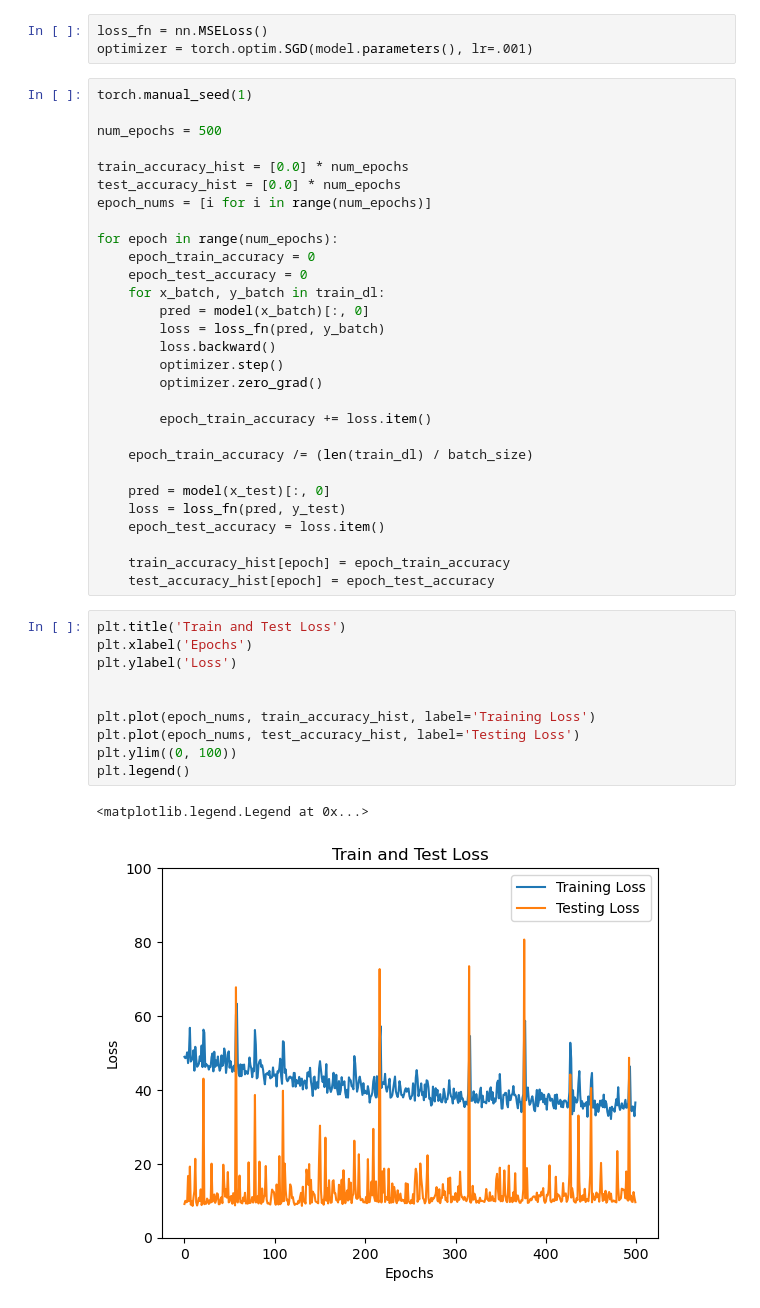
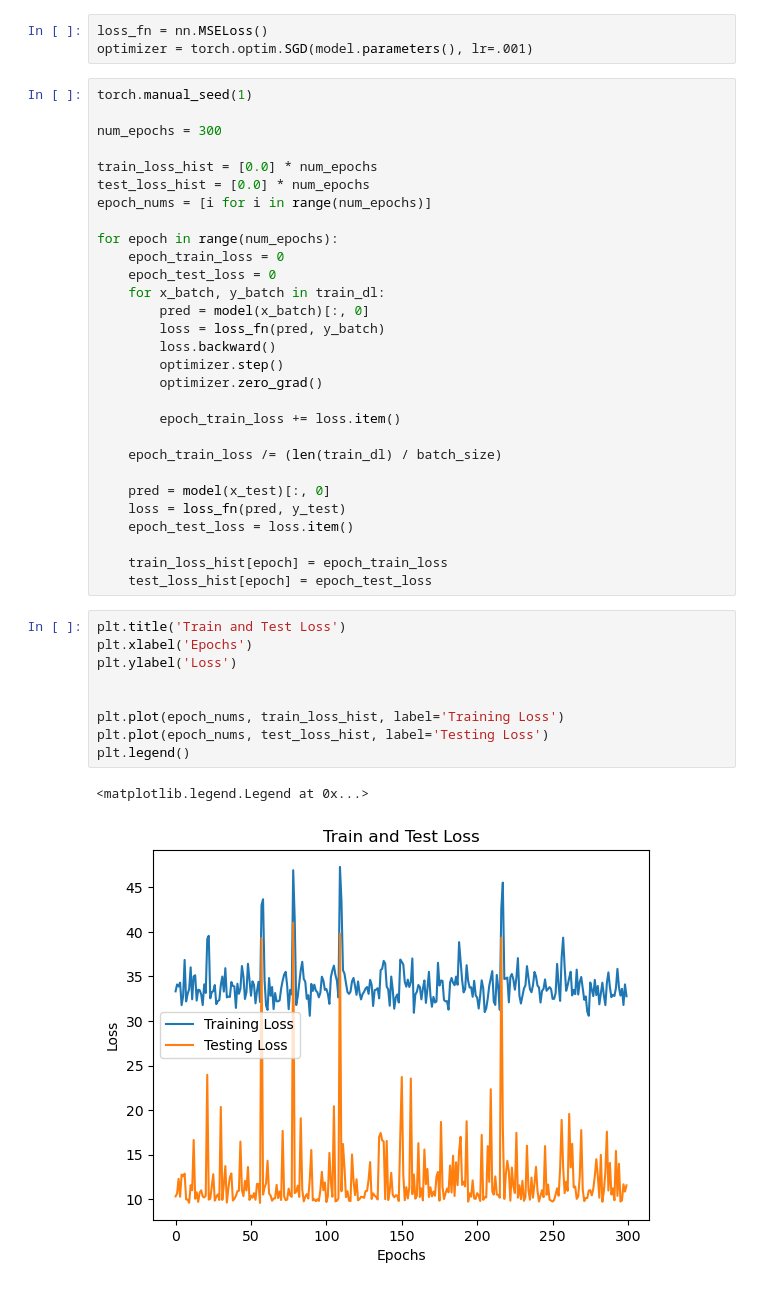
Before and after one commit to SuperWinterMopper/fuel-efficiency-predictor, a Jupyter notebook: index.ipynb, the cells around one changed output. Cells and saved outputs as stored; diff of their text form.

```diff
--- a/index.ipynb
+++ b/index.ipynb
@@ -157,15 +157,15 @@ optimizer = torch.optim.SGD(model.parameters(), lr=.001)
 # %%
 torch.manual_seed(1)
 
-num_epochs = 500
+num_epochs = 300
 
-train_accuracy_hist = [0.0] * num_epochs
-test_accuracy_hist = [0.0] * num_epochs
+train_loss_hist = [0.0] * num_epochs
+test_loss_hist = [0.0] * num_epochs
 epoch_nums = [i for i in range(num_epochs)]
 
 for epoch in range(num_epochs):
-    epoch_train_accuracy = 0
-    epoch_test_accuracy = 0
+    epoch_train_loss = 0
+    epoch_test_loss = 0
     for x_batch, y_batch in train_dl:
         pred = model(x_batch)[:, 0]
         loss = loss_fn(pred, y_batch)
@@ -173,29 +173,28 @@ for epoch in range(num_epochs):
         optimizer.step()
         optimizer.zero_grad()
 
-        epoch_train_accuracy += loss.item()
+        epoch_train_loss += loss.item()
 
-    epoch_train_accuracy /= (len(train_dl) / batch_size)
+    epoch_train_loss /= (len(train_dl) / batch_size)
 
     pred = model(x_test)[:, 0]
     loss = loss_fn(pred, y_test)
-    epoch_test_accuracy = loss.item()
+    epoch_test_loss = loss.item()
 
-    train_accuracy_hist[epoch] = epoch_train_accuracy
-    test_accuracy_hist[epoch] = epoch_test_accuracy
+    train_loss_hist[epoch] = epoch_train_loss
+    test_loss_hist[epoch] = epoch_test_loss
 # %%
 plt.title('Train and Test Loss')
 plt.xlabel('Epochs')
 plt.ylabel('Loss')
 
 
-plt.plot(epoch_nums, train_accuracy_hist, label='Training Loss')
-plt.plot(epoch_nums, test_accuracy_hist, label='Testing Loss')
-plt.ylim((0, 100))
+plt.plot(epoch_nums, train_loss_hist, label='Training Loss')
+plt.plot(epoch_nums, test_loss_hist, label='Testing Loss')
 plt.legend()
 # %% [output]
 <matplotlib.legend.Legend at 0x...>
-[figure, old version]
+[figure, new version]
 # %%
 with torch.no_grad():
     pred = model(x_test.float())[:, 0]
```
Also changed, not shown: parts of 1 cell of this notebook.
